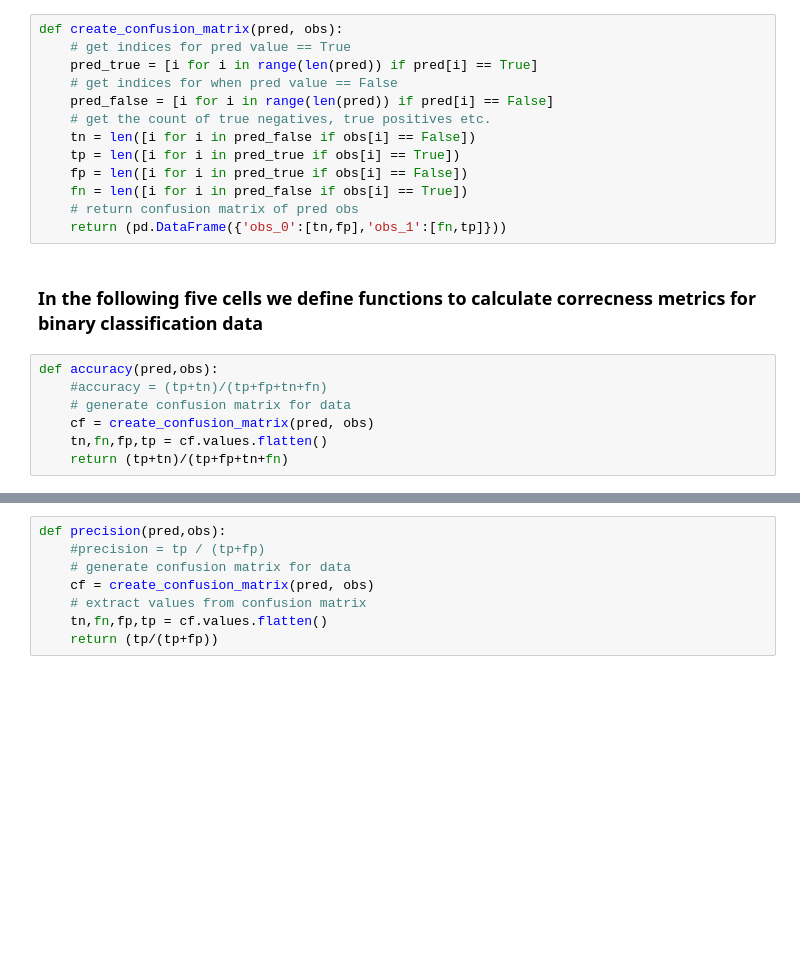
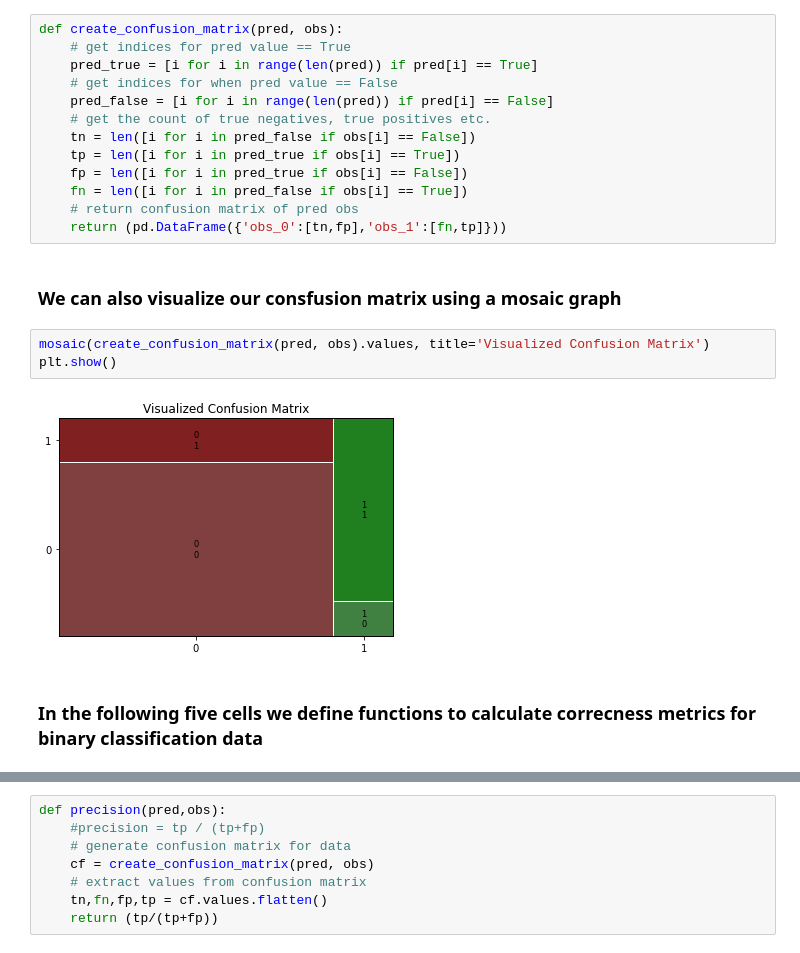
Before and after one commit to codepharmer/AI-6150, a Jupyter notebook: M5 Performance Metrics/N_Weissman_M5_assn.ipynb, the cells around one changed output, grey strips where cells are left out. Drawn from its saved outputs; the diff is of its cells as text; blank space fills up the shorter version.

```diff
--- a/M5 Performance Metrics/N_Weissman_M5_assn.ipynb
+++ b/M5 Performance Metrics/N_Weissman_M5_assn.ipynb
@@ -111,12 +110,12 @@ def create_confusion_matrix(pred, obs):
     fn = len([i for i in pred_false if obs[i] == True])
     # return confusion matrix of pred obs
     return (pd.DataFrame({'obs_0':[tn,fp],'obs_1':[fn,tp]}))
-# %% [markdown]
-### In the following five cells we define functions to calculate correcness metrics for binary classification data
-# %%
-def accuracy(pred,obs):
-    #accuracy = (tp+tn)/(tp+fp+tn+fn)
-    # generate confusion matrix for data
-    cf = create_confusion_matrix(pred, obs)
-    tn,fn,fp,tp = cf.values.flatten()
-    return (tp+tn)/(tp+fp+tn+fn)
+# %% [markdown]
+### We can also visualize our consfusion matrix using a mosaic graph
+# %%
+mosaic(create_confusion_matrix(pred, obs).values, title='Visualized Confusion Matrix')
+plt.show()
+# %% [output]
+[figure, added]
+# %% [markdown]
+### In the following five cells we define functions to calculate correcness metrics for binary classification data
```
Also changed, not shown: parts of 36 cells of this notebook, 1 other file.
